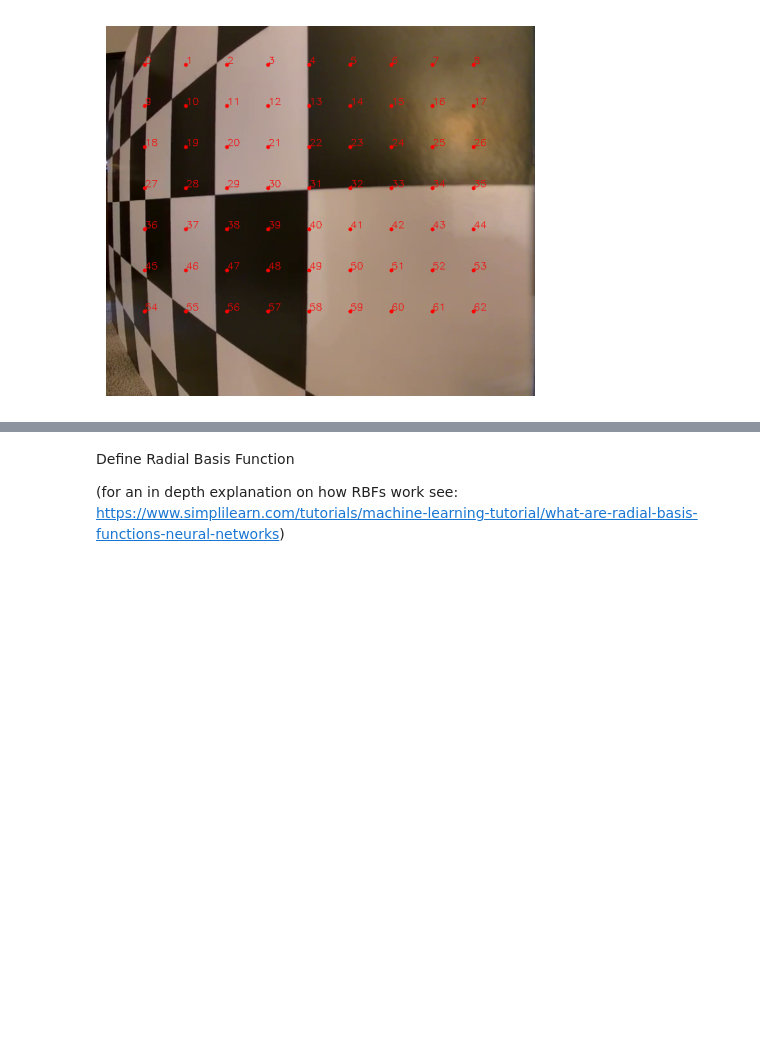
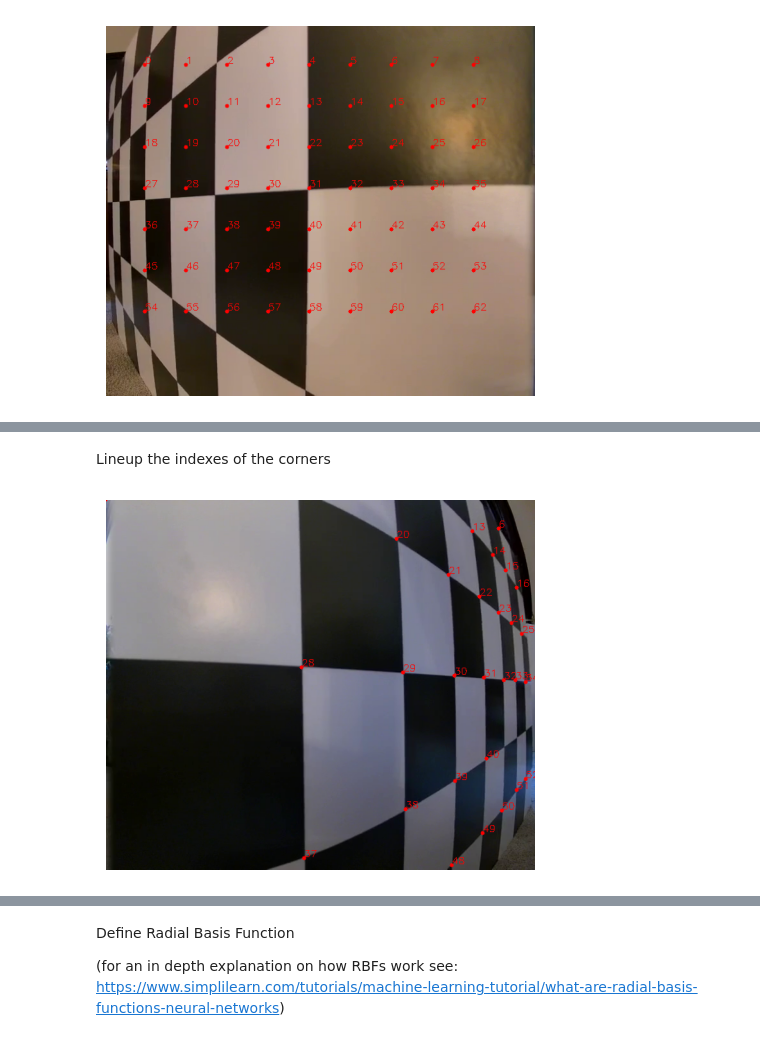
Before and after one commit to AnthonyLandmesser/CameraCalibration, a Jupyter notebook: rbf_calibration.ipynb, the cells around one changed output, grey strips where cells are left out. Saved outputs shown, nothing was run; the diff lists cells and outputs as text; code cells hidden in the pictures; blank space fills up the shorter version.

```diff
--- a/rbf_calibration.ipynb
+++ b/rbf_calibration.ipynb
@@ -204,0 +232,15 @@ displayCorners(left_image, ideal_corners)
+# %% [markdown]
+Lineup the indexes of the corners
+# %%
+grid_size = (7, 9)
+relabling = {26:6,
+             7:13, 19:14, 23:15, 20:16,
+             12:20, 9:21, 4:22, 10:23, 14:24, 18:25,
+             15:28, 1:29, 0:30, 2:31, 3:32, 5:33, 24:34,
+             22:37, 16:38, 11:39, 17:40, 13:40, 8:40, 6:40,
+             21:48, 25:49, 29:50, 27:51, 28:52}
+
+relabeled_corners = relabel_corner_indexes(kept_corners, relabling, grid_size)
+displayCorners(right_image, relabeled_corners)
+# %% [output]
+[figure, added]
```
Also changed, not shown: parts of 31 cells of this notebook.
